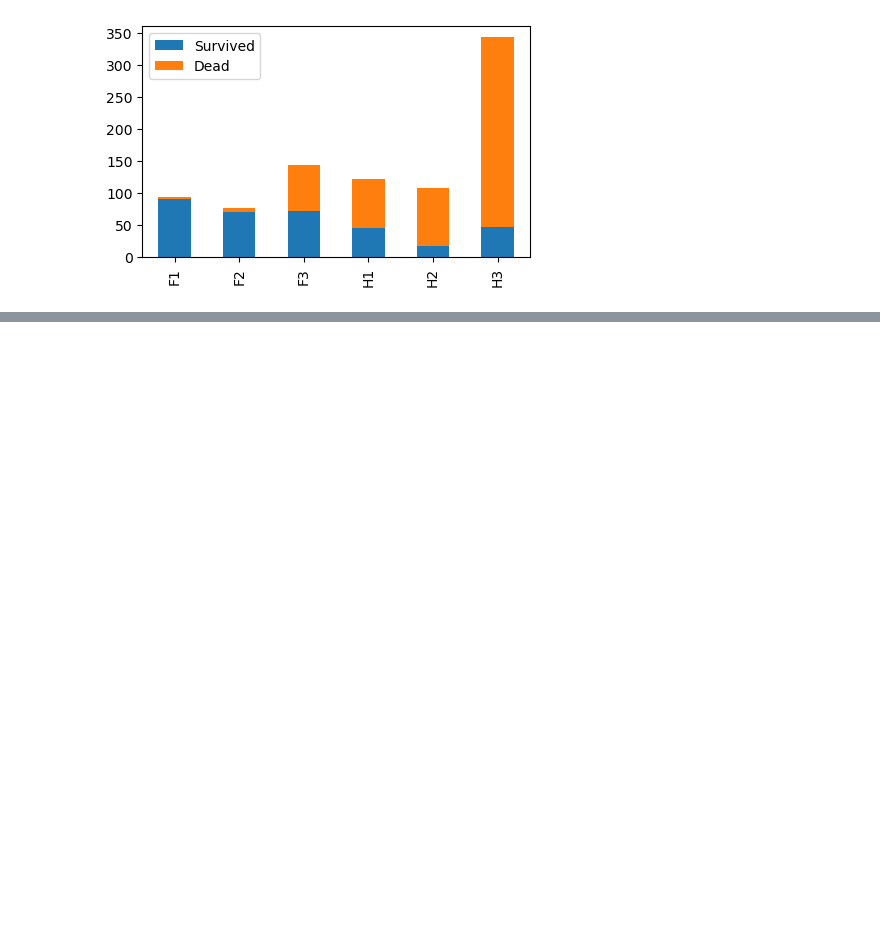
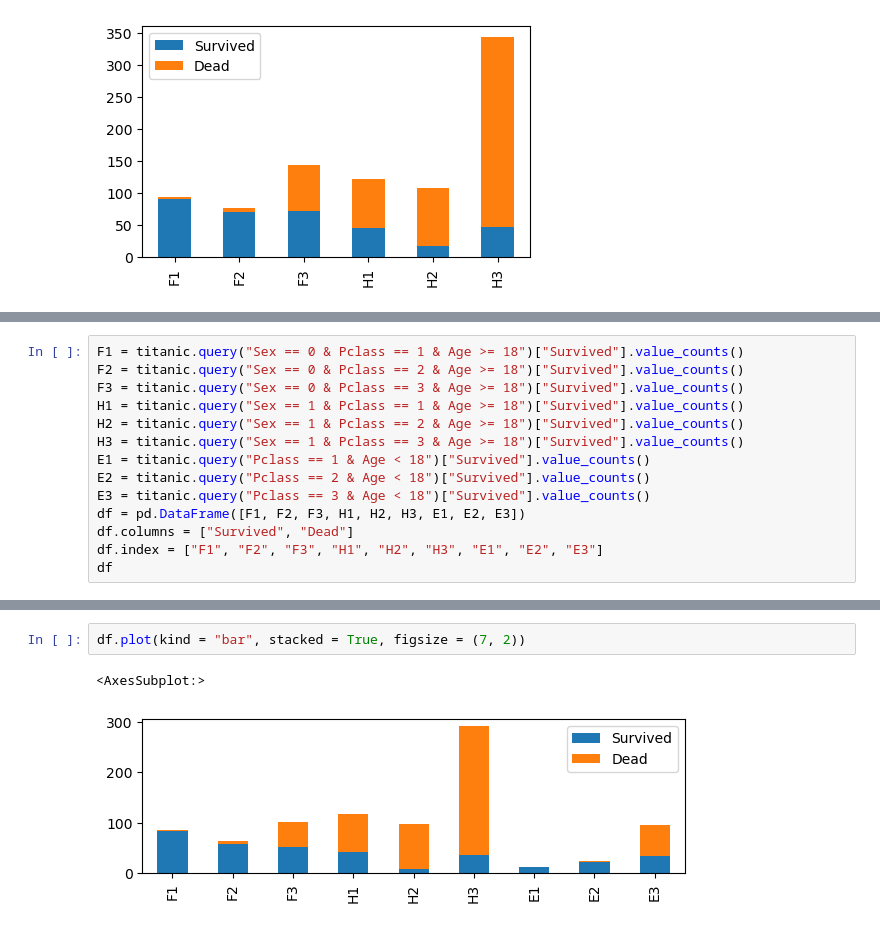
Before and after one commit to axelguerinoctave/M2-ICES-2022-2023, a Jupyter notebook: TP 4.ipynb, the cells around one changed output, grey strips where cells are left out. Cells and saved outputs as stored; diff of their text form; blank space fills up the shorter version.

```diff
--- a/TP 4.ipynb
+++ b/TP 4.ipynb
@@ -155,0 +172,14 @@ df.plot(kind = "bar", stacked = True, figsize = (5, 3))
+# %%
+F1 = titanic.query("Sex == 0 & Pclass == 1 & Age >= 18")["Survived"].value_counts()
+F2 = titanic.query("Sex == 0 & Pclass == 2 & Age >= 18")["Survived"].value_counts()
+F3 = titanic.query("Sex == 0 & Pclass == 3 & Age >= 18")["Survived"].value_counts()
+H1 = titanic.query("Sex == 1 & Pclass == 1 & Age >= 18")["Survived"].value_counts()
+H2 = titanic.query("Sex == 1 & Pclass == 2 & Age >= 18")["Survived"].value_counts()
+H3 = titanic.query("Sex == 1 & Pclass == 3 & Age >= 18")["Survived"].value_counts()
+E1 = titanic.query("Pclass == 1 & Age < 18")["Survived"].value_counts()
+E2 = titanic.query("Pclass == 2 & Age < 18")["Survived"].value_counts()
+E3 = titanic.query("Pclass == 3 & Age < 18")["Survived"].value_counts()
+df = pd.DataFrame([F1, F2, F3, H1, H2, H3, E1, E2, E3])
+df.columns = ["Survived", "Dead"]
+df.index = ["F1", "F2", "F3", "H1", "H2", "H3", "E1", "E2", "E3"]
+df
@@ -155,0 +197,5 @@ df.plot(kind = "bar", stacked = True, figsize = (5, 3))
+# %%
+df.plot(kind = "bar", stacked = True, figsize = (7, 2))
+# %% [output]
+<AxesSubplot:>
+[figure, added]
```
Also changed, not shown: parts of 4 cells of this notebook, 1 other file.
